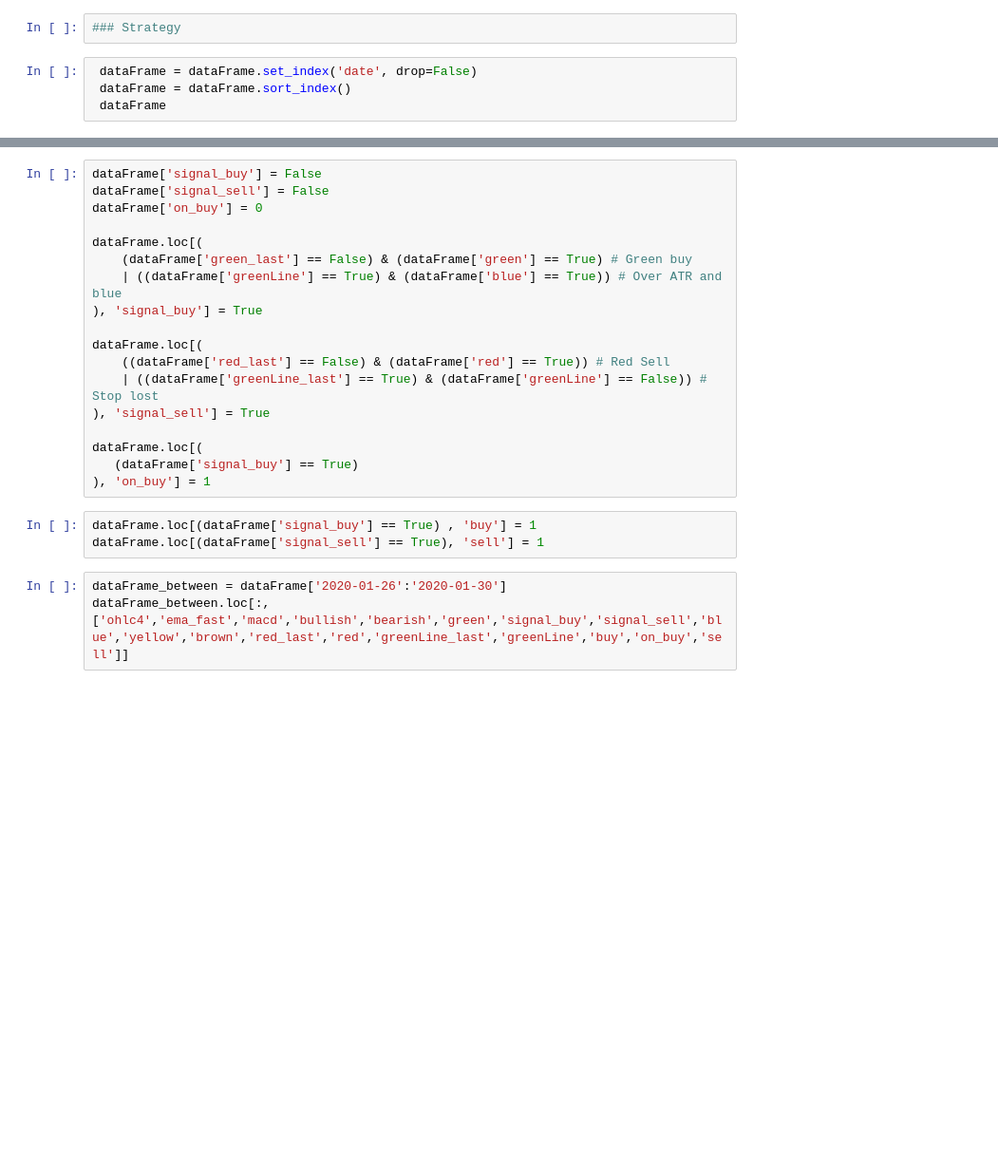
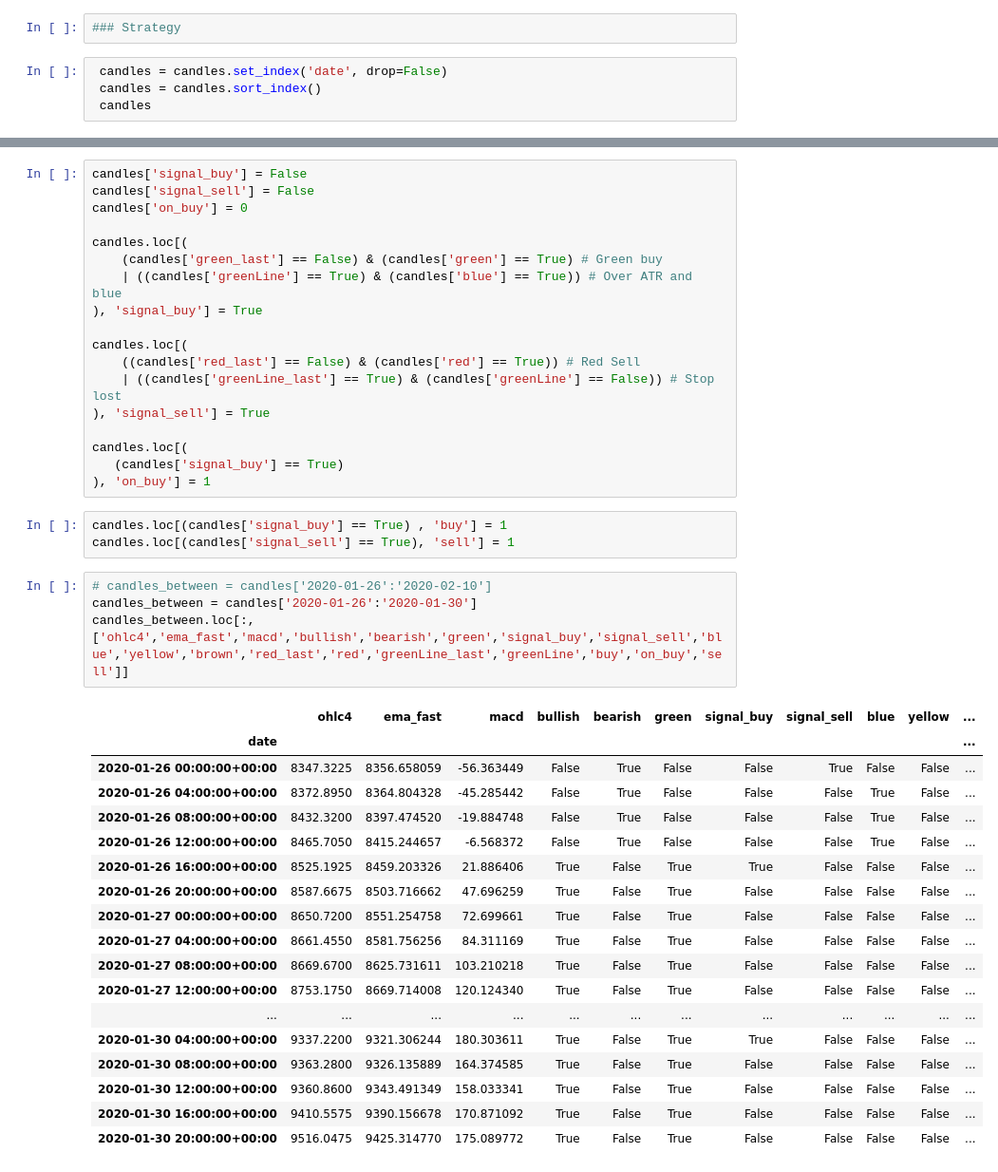
Before and after one commit to sittipol123/freqtrade_act_zone, a Jupyter notebook: notebooks/yoyo_action_zone_strategy.ipynb, the cells around one changed output, grey strips where cells are left out. Shown: that part at 95% size. Saved outputs shown, nothing was run; the diff lists cells and outputs as text; blank space fills up the shorter version.

```diff
--- a/notebooks/yoyo_action_zone_strategy.ipynb
+++ b/notebooks/yoyo_action_zone_strategy.ipynb
@@ -48,6 +113,6 @@ dataFrame
 # %%
 ### Strategy
 # %%
- dataFrame = dataFrame.set_index('date', drop=False)
- dataFrame = dataFrame.sort_index()
- dataFrame
+ candles = candles.set_index('date', drop=False)
+ candles = candles.sort_index()
+ candles
@@ -156,25 +320,45 @@ dataFrame['hold_state'].shift(1) == False & (dataFrame['greenLine_last'] == Fals
 # %%
-dataFrame['signal_buy'] = False
-dataFrame['signal_sell'] = False
-dataFrame['on_buy'] = 0
+candles['signal_buy'] = False
+candles['signal_sell'] = False
+candles['on_buy'] = 0
 
-dataFrame.loc[(
-    (dataFrame['green_last'] == False) & (dataFrame['green'] == True) # Green buy
-    | ((dataFrame['greenLine'] == True) & (dataFrame['blue'] == True)) # Over ATR and blue
+candles.loc[(
+    (candles['green_last'] == False) & (candles['green'] == True) # Green buy
+    | ((candles['greenLine'] == True) & (candles['blue'] == True)) # Over ATR and blue
 ), 'signal_buy'] = True
 
-dataFrame.loc[(
-    ((dataFrame['red_last'] == False) & (dataFrame['red'] == True)) # Red Sell
-    | ((dataFrame['greenLine_last'] == True) & (dataFrame['greenLine'] == False)) # Stop lost
+candles.loc[(
+    ((candles['red_last'] == False) & (candles['red'] == True)) # Red Sell
+    | ((candles['greenLine_last'] == True) & (candles['greenLine'] == False)) # Stop lost
 ), 'signal_sell'] = True
 
-dataFrame.loc[(
-   (dataFrame['signal_buy'] == True)
+candles.loc[(
+   (candles['signal_buy'] == True)
 ), 'on_buy'] = 1
 # %%
-dataFrame.loc[(dataFrame['signal_buy'] == True) , 'buy'] = 1
-dataFrame.loc[(dataFrame['signal_sell'] == True), 'sell'] = 1
+candles.loc[(candles['signal_buy'] == True) , 'buy'] = 1
+candles.loc[(candles['signal_sell'] == True), 'sell'] = 1
 # %%
-dataFrame_between = dataFrame['2020-01-26':'2020-01-30']
-dataFrame_between.loc[:,['ohlc4','ema_fast','macd','bullish','bearish','green','signal_buy','signal_sell','blue','yellow','brown','red_last','red','greenLine_last','greenLine','buy','on_buy','sell']]
+# candles_between = candles['2020-01-26':'2020-02-10']
+candles_between = candles['2020-01-26':'2020-01-30']
+candles_between.loc[:,['ohlc4','ema_fast','macd','bullish','bearish','green','signal_buy','signal_sell','blue','yellow','brown','red_last','red','greenLine_last','greenLine','buy','on_buy','sell']]
+# %% [output]
+|  | ohlc4 | ema_fast | macd | bullish | bearish | green | signal_buy | signal_sell | blue | yellow | ... |
+| date |  |  |  |  |  |  |  |  |  |  | ... |
+| 2020-01-26 00:00:00+00:00 | 8347.3225 | 8356.658059 | -56.363449 | False | True | False | False | True | False | False | ... |
+| 2020-01-26 04:00:00+00:00 | 8372.8950 | 8364.804328 | -45.285442 | False | True | False | False | False | True | False | ... |
+| 2020-01-26 08:00:00+00:00 | 8432.3200 | 8397.474520 | -19.884748 | False | True | False | False | False | True | False | ... |
+| 2020-01-26 12:00:00+00:00 | 8465.7050 | 8415.244657 | -6.568372 | False | True | False | False | False | True | False | ... |
+| 2020-01-26 16:00:00+00:00 | 8525.1925 | 8459.203326 | 21.886406 | True | False | True | True | False | False | False | ... |
+| 2020-01-26 20:00:00+00:00 | 8587.6675 | 8503.716662 | 47.696259 | True | False | True | False | False | False | False | ... |
+| 2020-01-27 00:00:00+00:00 | 8650.7200 | 8551.254758 | 72.699661 | True | False | True | False | False | False | False | ... |
+| 2020-01-27 04:00:00+00:00 | 8661.4550 | 8581.756256 | 84.311169 | True | False | True | False | False | False | False | ... |
+| 2020-01-27 08:00:00+00:00 | 8669.6700 | 8625.731611 | 103.210218 | True | False | True | False | False | False | False | ... |
+| 2020-01-27 12:00:00+00:00 | 8753.1750 | 8669.714008 | 120.124340 | True | False | True | False | False | False | False | ... |
+| ... | ... | ... | ... | ... | ... | ... | ... | ... | ... | ... | ... |
+| 2020-01-30 04:00:00+00:00 | 9337.2200 | 9321.306244 | 180.303611 | True | False | True | True | False | False | False | ... |
+| 2020-01-30 08:00:00+00:00 | 9363.2800 | 9326.135889 | 164.374585 | True | False | True | False | False | False | False | ... |
+| 2020-01-30 12:00:00+00:00 | 9360.8600 | 9343.491349 | 158.033341 | True | False | True | False | False | False | False | ... |
+| 2020-01-30 16:00:00+00:00 | 9410.5575 | 9390.156678 | 170.871092 | True | False | True | False | False | False | False | ... |
+| 2020-01-30 20:00:00+00:00 | 9516.0475 | 9425.314770 | 175.089772 | True | False | True | False | False | False | False | ... |
 # %%
```
Also changed, not shown: parts of 23 cells of this notebook, 20 other files.
